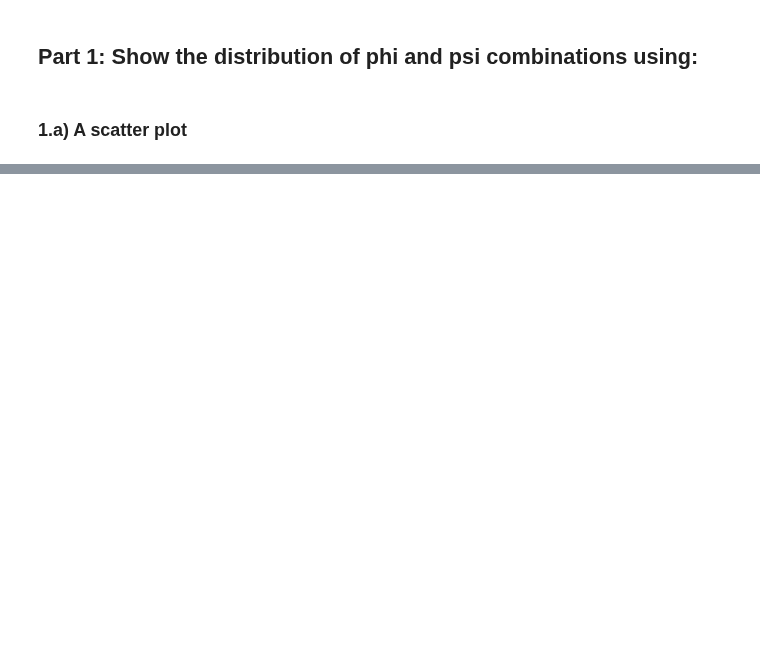
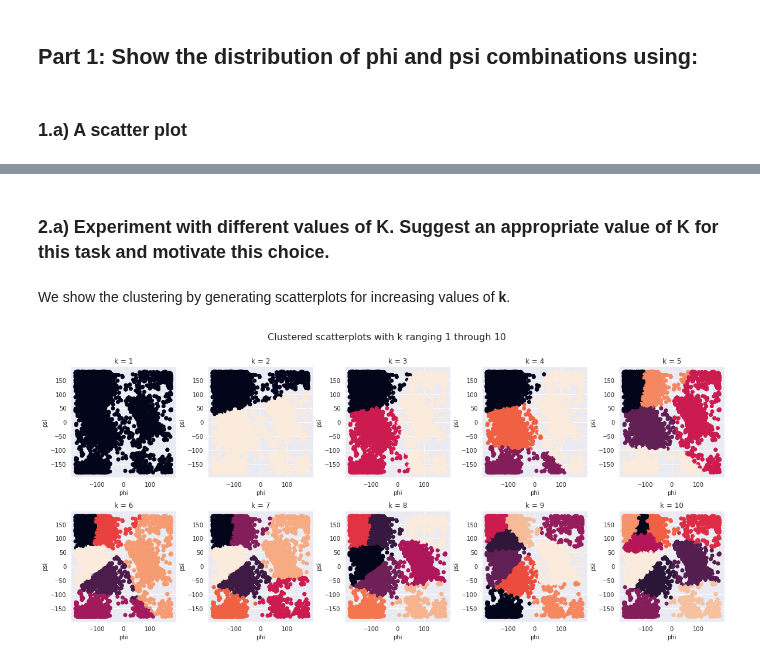
Before and after one commit to lukasmartinsson/dat405, a Jupyter notebook: assignment_3/assignment_3.ipynb, the cells around one changed output, grey strips where cells are left out. Cells and saved outputs as stored; diff of their text form; code cells hidden in the pictures; blank space fills up the shorter version.

```diff
--- a/assignment_3/assignment_3.ipynb
+++ b/assignment_3/assignment_3.ipynb
@@ -252,0 +80,40 @@ Furthermore, when designing, let's say a classification system, data scientists
+# %%
+from sklearn.cluster import KMeans
+
+# pick input features
+X = df.loc[:,['phi', 'psi']]
+# %% [markdown]
+### **2.a)** Experiment with different values of K. Suggest an appropriate value of K for this task and motivate this choice.
+# %% [markdown]
+We show the clustering by generating scatterplots for increasing values of **k**.
+# %%
+ks = range(1,11)
+mean_squared_error = []
+
+i,j=0,0
+fig, axs = plt.subplots(2,5, figsize=(20, 8))
+for k in ks:
+  # create and train model
+  kmean_model = KMeans(n_clusters=k, random_state=0).fit(X)
+
+  # predict clusters
+  y_pred = kmean_model.predict(X)
+
+  # store mean squared error / k for elbow plot
+  mean_squared_error.append(kmean_model.inertia_)
+
+  axs[i][j].scatter(x=X['phi'],y=X['psi'],c=y_pred)
+  axs[i][j].set_xlabel('phi\n')
+  axs[i][j].set_ylabel('psi')
+  axs[i][j].set_title(f'k = {k}')
+
+  j+=1
+  if j%5==0:
+      i+=1
+      j=0
+
+plt.subplots_adjust(wspace=0.3, hspace=0.3)
+fig.suptitle('Clustered scatterplots with k ranging 1 through 10', fontsize=16)
+plt.show()
+# %% [output]
+[figure, added]
```
Also changed, not shown: parts of 52 cells of this notebook.
